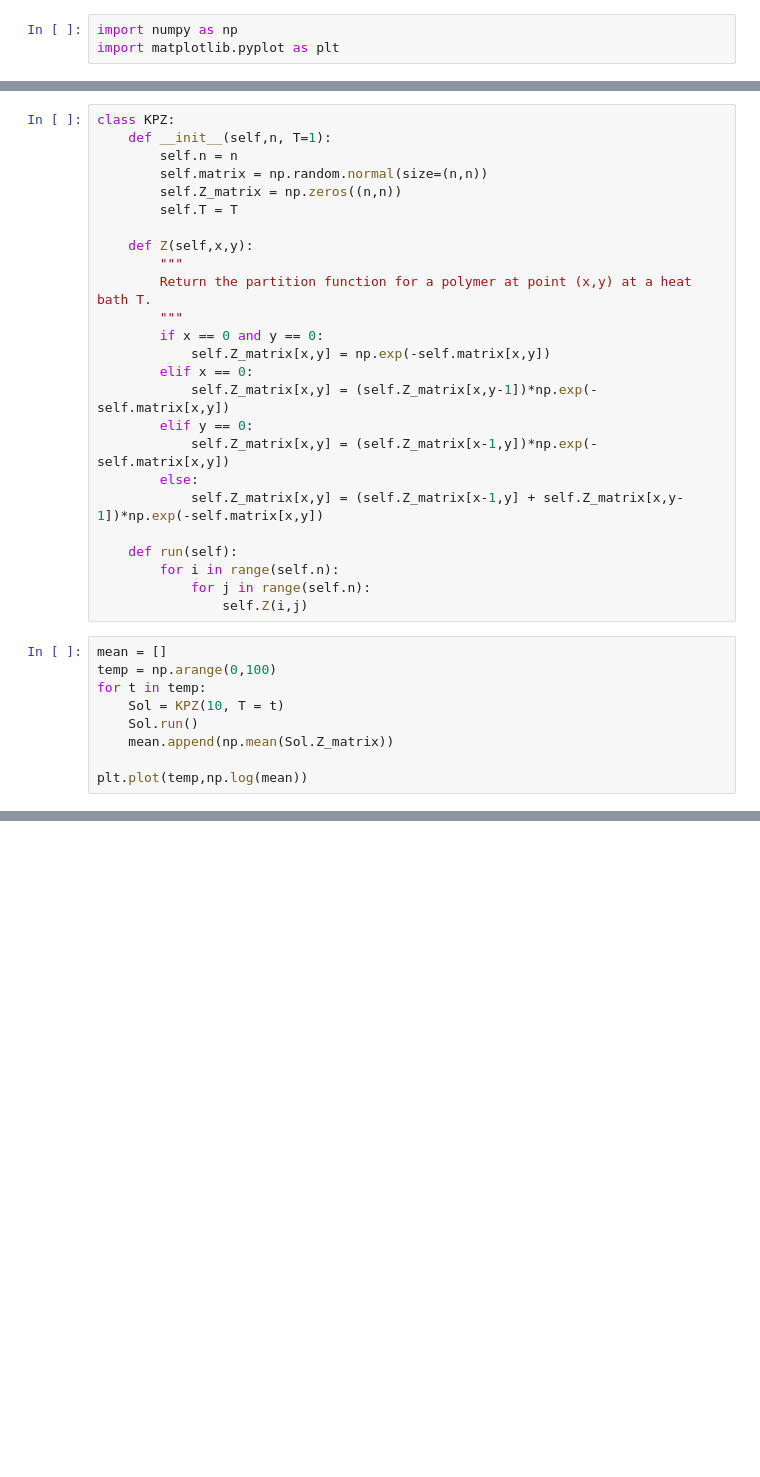
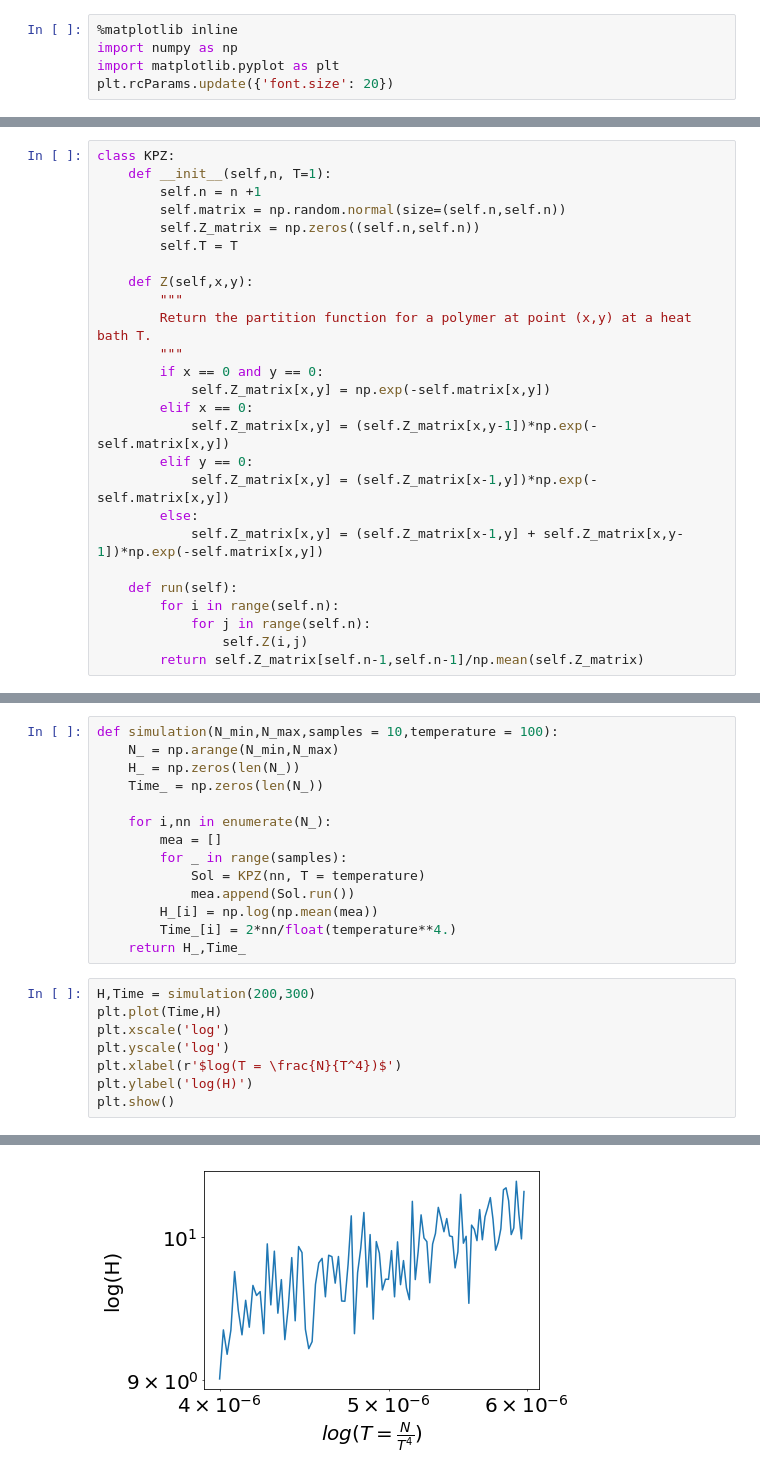
Before and after one commit to python-cbpf/kpz-nahumsa, a Jupyter notebook: KPZ.ipynb, the cells around one changed output, grey strips where cells are left out. Cells and saved outputs as stored; diff of their text form; blank space fills up the shorter version.

Commit message:
Defined simulation

```diff
--- a/KPZ.ipynb
+++ b/KPZ.ipynb
@@ -1,3 +1,5 @@
 # %%
+%matplotlib inline
 import numpy as np
 import matplotlib.pyplot as plt
+plt.rcParams.update({'font.size': 20})
@@ -4,9 +8,9 @@ import matplotlib.pyplot as plt
 # %%
 class KPZ:
     def __init__(self,n, T=1):
-        self.n = n
-        self.matrix = np.random.normal(size=(n,n))
-        self.Z_matrix = np.zeros((n,n))
+        self.n = n +1
+        self.matrix = np.random.normal(size=(self.n,self.n))
+        self.Z_matrix = np.zeros((self.n,self.n))
         self.T = T
 
     def Z(self,x,y):
@@ -26,12 +30,4 @@ class KPZ:
         for i in range(self.n):
             for j in range(self.n):
                 self.Z(i,j)
+        return self.Z_matrix[self.n-1,self.n-1]/np.mean(self.Z_matrix)
-# %%
-mean = []
-temp = np.arange(0,100)
-for t in temp:
-    Sol = KPZ(10, T = t)
-    Sol.run()
-    mean.append(np.mean(Sol.Z_matrix))
-
-plt.plot(temp,np.log(mean))
@@ -60,0 +36,23 @@ Maximum Value:  1.8520464650329829
+# %%
+def simulation(N_min,N_max,samples = 10,temperature = 100):
+    N_ = np.arange(N_min,N_max)
+    H_ = np.zeros(len(N_))
+    Time_ = np.zeros(len(N_))
+
+    for i,nn in enumerate(N_):
+        mea = []
+        for _ in range(samples):
+            Sol = KPZ(nn, T = temperature)
+            mea.append(Sol.run())
+        H_[i] = np.log(np.mean(mea))
+        Time_[i] = 2*nn/float(temperature**4.)
+    return H_,Time_
+# %%
+H,Time = simulation(200,300)
+plt.plot(Time,H)
+plt.xscale('log')
+plt.yscale('log')
+plt.xlabel(r'$log(T = \frac{N}{T^4})$')
+plt.ylabel('log(H)')
+plt.show()
+# %% [output]
@@ -60,0 +76 @@ Maximum Value:  1.8520464650329829
+[figure, added]
```
Also changed, not shown: parts of 6 cells of this notebook.
